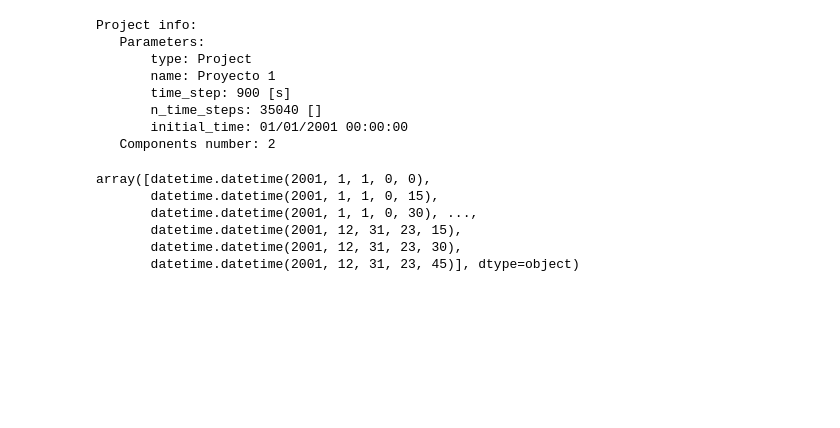
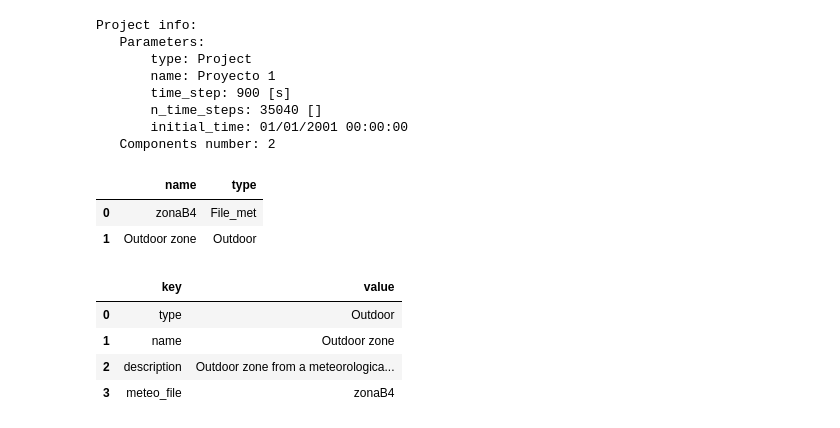
Before and after one commit to jfCoronel/OpenSimula, a Jupyter notebook: test_opensimula.ipynb, the cells around one changed output. Saved outputs shown, nothing was run; the diff lists cells and outputs as text; code cells hidden in the pictures; blank space fills up the shorter version.

Commit message:
pandas dataframes

```diff
--- a/test_opensimula.ipynb
+++ b/test_opensimula.ipynb
@@ -18,8 +18,7 @@ proyecto.check()
 proyecto.simulate()
 # %%
 proyecto.info()
-dates = proyecto.dates_array()
-dates
+proyecto.components_dataframe()
 # %% [output]
 Project info:
    Parameters:
@@ -29,10 +28,16 @@ Project info:
        n_time_steps: 35040 []
        initial_time: 01/01/2001 00:00:00
    Components number: 2
-array([datetime.datetime(2001, 1, 1, 0, 0),
-       datetime.datetime(2001, 1, 1, 0, 15),
-       datetime.datetime(2001, 1, 1, 0, 30), ...,
-       datetime.datetime(2001, 12, 31, 23, 15),
-       datetime.datetime(2001, 12, 31, 23, 30),
-       datetime.datetime(2001, 12, 31, 23, 45)], dtype=object)
+|  | name | type |
+| 0 | zonaB4 | File_met |
+| 1 | Outdoor zone | Outdoor |
+# %%
+outdoor = proyecto.component[1]
+outdoor.parameters_dataframe()
+# %% [output]
+|  | key | value |
+| 0 | type | Outdoor |
+| 1 | name | Outdoor zone |
+| 2 | description | Outdoor zone from a meteorologica... |
+| 3 | meteo_file | zonaB4 |
 # %%
```
Also changed, not shown: parts of 1 cell of this notebook, 2 other files.
